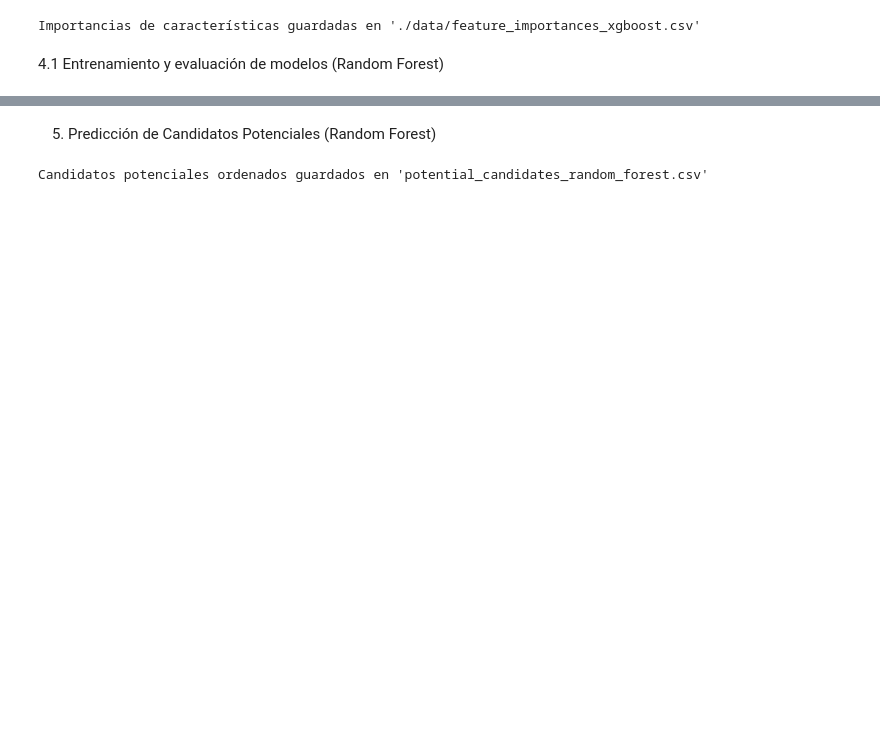
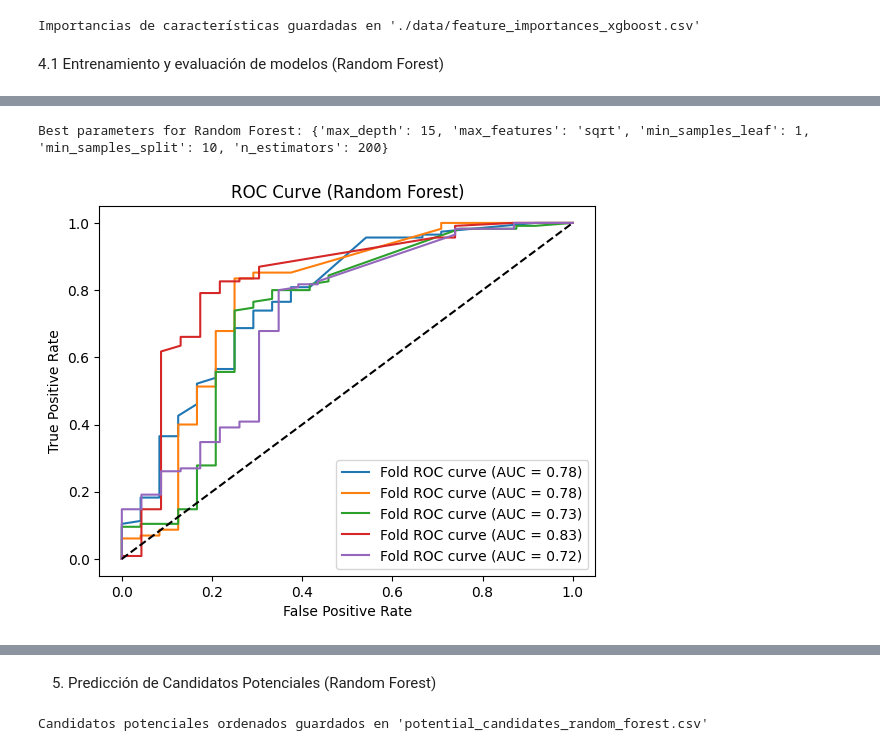
Before and after one commit to Pasku99/Talent-Analyzer-AI, a Jupyter notebook: notebooks/talent_analyzer.ipynb, the cells around one changed output, grey strips where cells are left out. Saved outputs shown, nothing was run; the diff lists cells and outputs as text; code cells hidden in the pictures; blank space fills up the shorter version.

```diff
--- a/notebooks/talent_analyzer.ipynb
+++ b/notebooks/talent_analyzer.ipynb
@@ -556,15 +603,16 @@ Importancias de características guardadas en './data/feature_importances_xgboos
 # %%
 from sklearn.ensemble import RandomForestClassifier
 from sklearn.model_selection import GridSearchCV, StratifiedKFold
-from sklearn.metrics import classification_report, confusion_matrix, ConfusionMatrixDisplay
+from sklearn.metrics import classification_report, confusion_matrix, roc_auc_score, roc_curve
 from imblearn.over_sampling import SMOTE
 import numpy as np
+import matplotlib.pyplot as plt
 
-# Aplicar SMOTE para balancear las clases en el conjunto de entrenamiento
+# Apply SMOTE to balance classes in the training set
 smote = SMOTE(random_state=42)
 X_train_resampled, y_train_resampled = smote.fit_resample(X_train_scaled, y_train)
 
-# Configurar los parámetros para GridSearch de Random Forest
+# Set up parameters for Random Forest GridSearch
 param_grid_rf = {
     'n_estimators': [100, 200, 300],
     'max_depth': [5, 10, 15],
@@ -573,7 +621,7 @@ param_grid_rf = {
     'max_features': ['sqrt', 'log2']
 }
 
-# Configurar GridSearchCV
+# Configure GridSearchCV
 grid_search_rf = GridSearchCV(
     estimator=RandomForestClassifier(random_state=42),
     param_grid=param_grid_rf,
@@ -583,40 +631,42 @@ grid_search_rf = GridSearchCV(
     n_jobs=-1
 )
 
-# Ejecutar el Grid Search
+# Execute Grid Search
 grid_search_rf.fit(X_train_resampled, y_train_resampled)
-print(f"Mejores parámetros para Random Forest: {grid_search_rf.best_params_}")
+print(f"Best parameters for Random Forest: {grid_search_rf.best_params_}")
 
-# Crear el modelo de Random Forest con los mejores hiperparámetros
+# Create the Random Forest model with the best hyperparameters
 best_params_rf = grid_search_rf.best_params_
 rf_model = RandomForestClassifier(**best_params_rf, random_state=42)
 
-# Evaluar el modelo optimizado con StratifiedKFold
+# Evaluate the optimized model with StratifiedKFold
 skf = StratifiedKFold(n_splits=5, shuffle=True, random_state=42)
 
-# Inicializar listas para almacenar las métricas de cada pliegue
+# Initialize lists to store metrics for each fold
 precision_scores_rf = {'0': [], '1': [], 'weighted': []}
 recall_scores_rf = {'0': [], '1': [], 'weighted': []}
 f1_scores_rf = {'0': [], '1': [], 'weighted': []}
 confusion_matrices_rf = []
+roc_auc_scores_rf = []
 
-# Realizar la validación cruzada estratificada
+# Perform stratified cross-validation
 for train_index, test_index in skf.split(X_train_scaled, y_train_array):
-    # Dividir los datos en entrenamiento y validación para cada pliegue
+    # Split data into training and validation sets for each fold
     X_fold_train, X_fold_val = X_train_scaled[train_index], X_train_scaled[test_index]
     y_fold_train, y_fold_val = y_train_array[train_index], y_train_array[test_index]
 
-    # Aplicar SMOTE en cada fold para balancear las clases
+    # Apply SMOTE on each fold to balance classes
     X_fold_resampled, y_fold_resampled = smote.fit_resample(X_fold_train, y_fold_train)
 
-    # Entrenar el modelo en el pliegue actual
+    # Train the model on the current fold
     rf_model.fit(X_fold_resampled, y_fold_resampled)
     y_fold_pred = rf_model.predict(X_fold_val)
+    y_fold_probs = rf_model.predict_proba(X_fold_val)[:, 1]  # Probabilities for the positive class
 
-    # Calcular métricas de rendimiento
+    # Calculate performance metrics
     report = classification_report(y_fold_val, y_fold_pred, output_dict=True)
 
-    # Guardar métricas para cada clase y promedio ponderado
+    # Save metrics for each class and weighted average
     precision_scores_rf['0'].append(report['0']['precision'])
     precision_scores_rf['1'].append(report['1']['precision'])
     precision_scores_rf['weighted'].append(report['weighted avg']['precision'])
@@ -631,22 +681,40 @@ for train_index, test_index in skf.split(X_train_scaled, y_train_array):
 
     confusion_matrices_rf.append(confusion_matrix(y_fold_val, y_fold_pred))
 
-# Mostrar los resultados promediados de todos los pliegues
-print(f"Precision promedio para clase 0 (Random Forest): {np.mean(precision_scores_rf['0']):.4f}")
-print(f"Precision promedio para clase 1 (Random Forest): {np.mean(precision_scores_rf['1']):.4f}")
-print(f"Precision promedio ponderado (Random Forest): {np.mean(precision_scores_rf['weighted']):.4f}")
+    # Calculate AUC-ROC for the current fold
+    roc_auc = roc_auc_score(y_fold_val, y_fold_probs)
+    roc_auc_scores_rf.append(roc_auc)
 
-print(f"Recall promedio para clase 0 (Random Forest): {np.mean(recall_scores_rf['0']):.4f}")
-print(f"Recall promedio para clase 1 (Random Forest): {np.mean(recall_scores_rf['1']):.4f}")
-print(f"Recall promedio ponderado (Random Forest): {np.mean(recall_scores_rf['weighted']):.4f}")
+    # Plot AUC-ROC curve
+    fpr, tpr, _ = roc_curve(y_fold_val, y_fold_probs)
+    plt.plot(fpr, tpr, label=f'Fold ROC curve (AUC = {roc_auc:.2f})')
 
-print(f"F1-Score promedio para clase 0 (Random Forest): {np.mean(f1_scores_rf['0']):.4f}")
-print(f"F1-Score promedio para clase 1 (Random Forest): {np.mean(f1_scores_rf['1']):.4f}")
-print(f"F1-Score promedio ponderado (Random Forest): {np.mean(f1_scores_rf['weighted']):.4f}")
+# Show AUC-ROC plot
+plt.plot([0, 1], [0, 1], 'k--')  # Diagonal line
+plt.xlabel('False Positive Rate')
+plt.ylabel('True Positive Rate')
+plt.title('ROC Curve (Random Forest)')
+plt.legend(loc='best')
+plt.show()
 
-# Mostrar la matriz de confusión promediada
+# Display averaged results across all folds
+print(f"Average precision for class 0 (Random Forest): {np.mean(precision_scores_rf['0']):.4f}")
+print(f"Average precision for class 1 (Random Forest): {np.mean(precision_scores_rf['1']):.4f}")
+print(f"Weighted average precision (Random Forest): {np.mean(precision_scores_rf['weighted']):.4f}")
+
+print(f"Average recall for class 0 (Random Forest): {np.mean(recall_scores_rf['0']):.4f}")
+print(f"Average recall for class 1 (Random Forest): {np.mean(recall_scores_rf['1']):.4f}")
+print(f"Weighted average recall (Random Forest): {np.mean(recall_scores_rf['weighted']):.4f}")
+
+print(f"Average F1-score for class 0 (Random Forest): {np.mean(f1_scores_rf['0']):.4f}")
+print(f"Average F1-score for class 1 (Random Forest): {np.mean(f1_scores_rf['1']):.4f}")
+print(f"Weighted average F1-score (Random Forest): {np.mean(f1_scores_rf['weighted']):.4f}")
+
+print(f"Average ROC AUC score (Random Forest): {np.mean(roc_auc_scores_rf):.4f}")
+
+# Show the averaged confusion matrix
 mean_confusion_matrix_rf = np.mean(confusion_matrices_rf, axis=0)
-print("Matriz de Confusión Promediada (Random Forest):")
+print("Average Confusion Matrix (Random Forest):")
 print(mean_confusion_matrix_rf)
 # %% [output]
 Fitting 5 folds for each of 162 candidates, totalling 810 fits
@@ -665,0 +721,2 @@ Matriz de Confusión Promediada (Random Forest):
+Best parameters for Random Forest: {'max_depth': 15, 'max_features': 'sqrt', 'min_samples_leaf': 1, 'min_samples_split': 10, 'n_estimators': 200}
+[figure, added]
```
Also changed, not shown: parts of 14 cells of this notebook, 3 other files.
